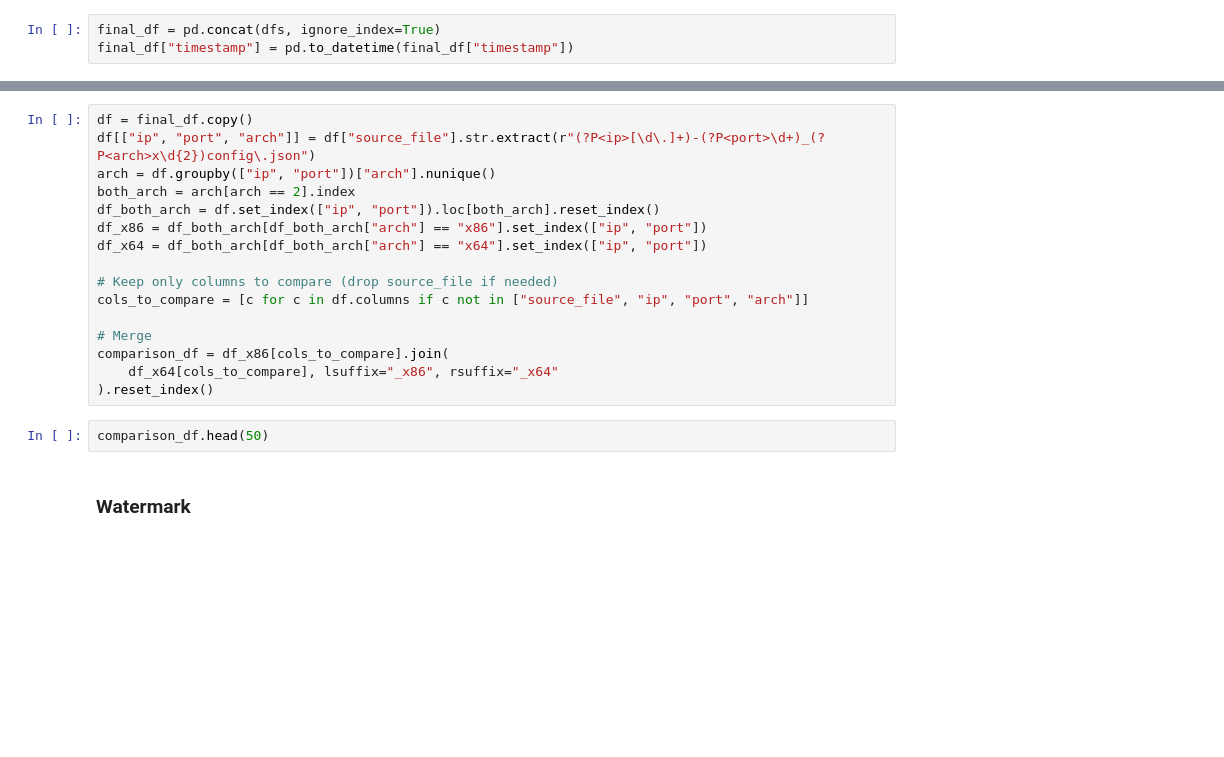
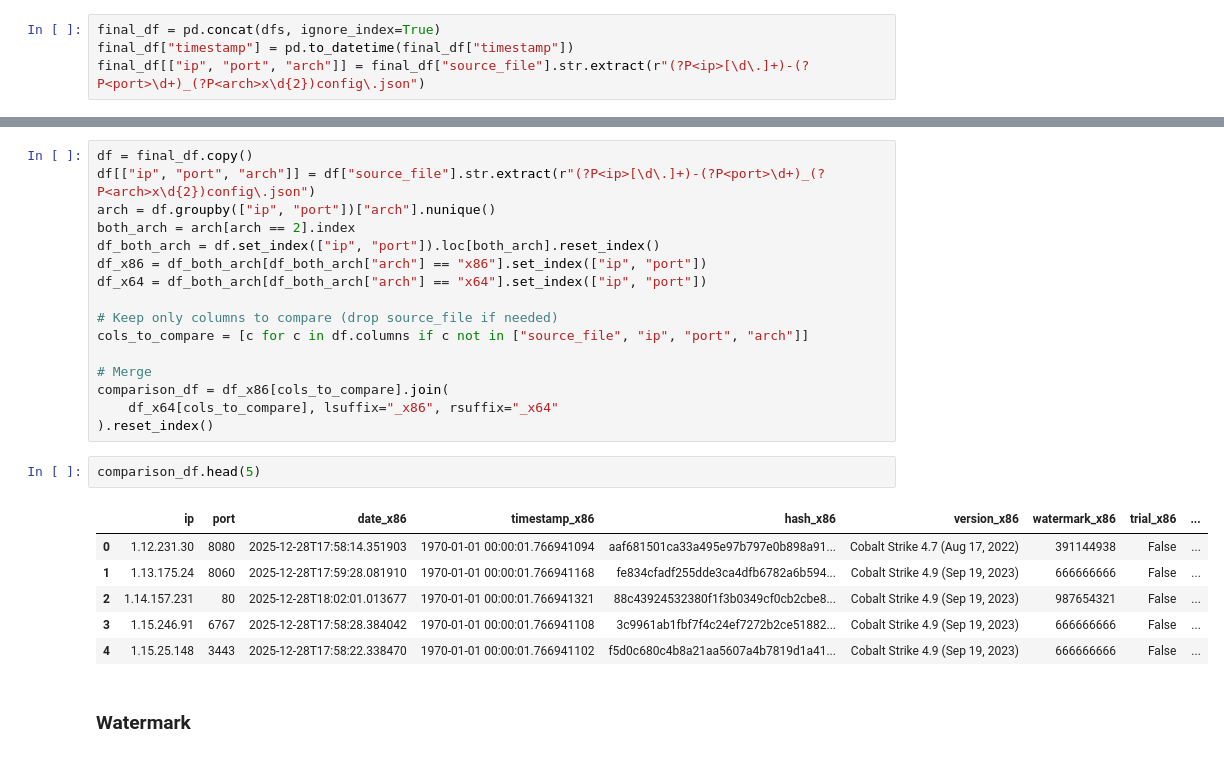
Before and after one commit to axelarator/csbeacon_analysis, a Jupyter notebook: csbeacon_config.ipynb, the cells around one changed output, grey strips where cells are left out. Saved outputs shown, nothing was run; the diff lists cells and outputs as text; blank space fills up the shorter version.

```diff
--- a/csbeacon_config.ipynb
+++ b/csbeacon_config.ipynb
@@ -72,3 +70,4 @@ for file in json_data.glob("*.json"):
 # %%
 final_df = pd.concat(dfs, ignore_index=True)
 final_df["timestamp"] = pd.to_datetime(final_df["timestamp"])
+final_df[["ip", "port", "arch"]] = final_df["source_file"].str.extract(r"(?P<ip>[\d\.]+)-(?P<port>\d+)_(?P<arch>x\d{2})config\.json")
@@ -215,7 +205,14 @@ comparison_df = df_x86[cols_to_compare].join(
     df_x64[cols_to_compare], lsuffix="_x86", rsuffix="_x64"
 ).reset_index()
 # %%
-comparison_df.head(50)
+comparison_df.head(5)
+# %% [output]
+|  | ip | port | date_x86 | timestamp_x86 | hash_x86 | version_x86 | watermark_x86 | trial_x86 | ... |
+| 0 | 1.12.231.30 | 8080 | 2025-12-28T17:58:14.351903 | 1970-01-01 00:00:01.766941094 | aaf681501ca33a495e97b797e0b898a91... | Cobalt Strike 4.7 (Aug 17, 2022) | 391144938 | False | ... |
+| 1 | 1.13.175.24 | 8060 | 2025-12-28T17:59:28.081910 | 1970-01-01 00:00:01.766941168 | fe834cfadf255dde3ca4dfb6782a6b594... | Cobalt Strike 4.9 (Sep 19, 2023) | 666666666 | False | ... |
+| 2 | 1.14.157.231 | 80 | 2025-12-28T18:02:01.013677 | 1970-01-01 00:00:01.766941321 | 88c43924532380f1f3b0349cf0cb2cbe8... | Cobalt Strike 4.9 (Sep 19, 2023) | 987654321 | False | ... |
+| 3 | 1.15.246.91 | 6767 | 2025-12-28T17:58:28.384042 | 1970-01-01 00:00:01.766941108 | 3c9961ab1fbf7f4c24ef7272b2ce51882... | Cobalt Strike 4.9 (Sep 19, 2023) | 666666666 | False | ... |
+| 4 | 1.15.25.148 | 3443 | 2025-12-28T17:58:22.338470 | 1970-01-01 00:00:01.766941102 | f5d0c680c4b8a21aa5607a4b7819d1a41... | Cobalt Strike 4.9 (Sep 19, 2023) | 666666666 | False | ... |
 # %% [markdown]
 ### Watermark
 # %%
```
Also changed, not shown: parts of 18 cells of this notebook, 1 other file.
